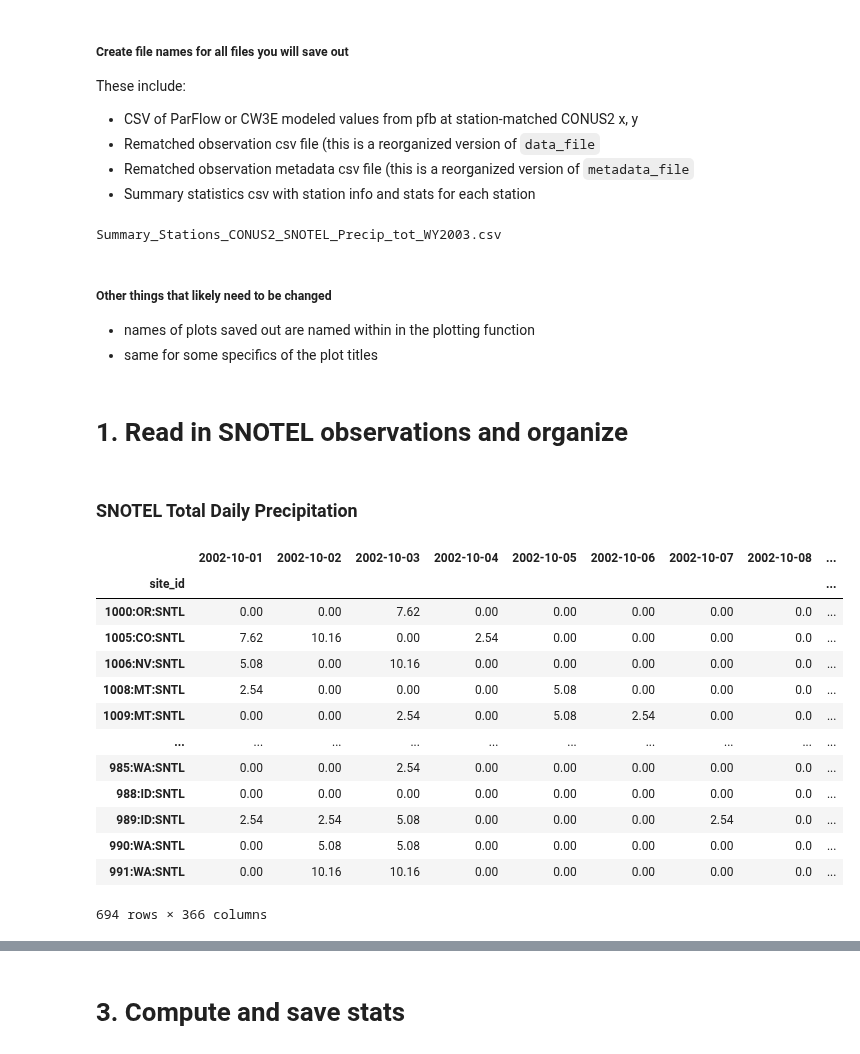
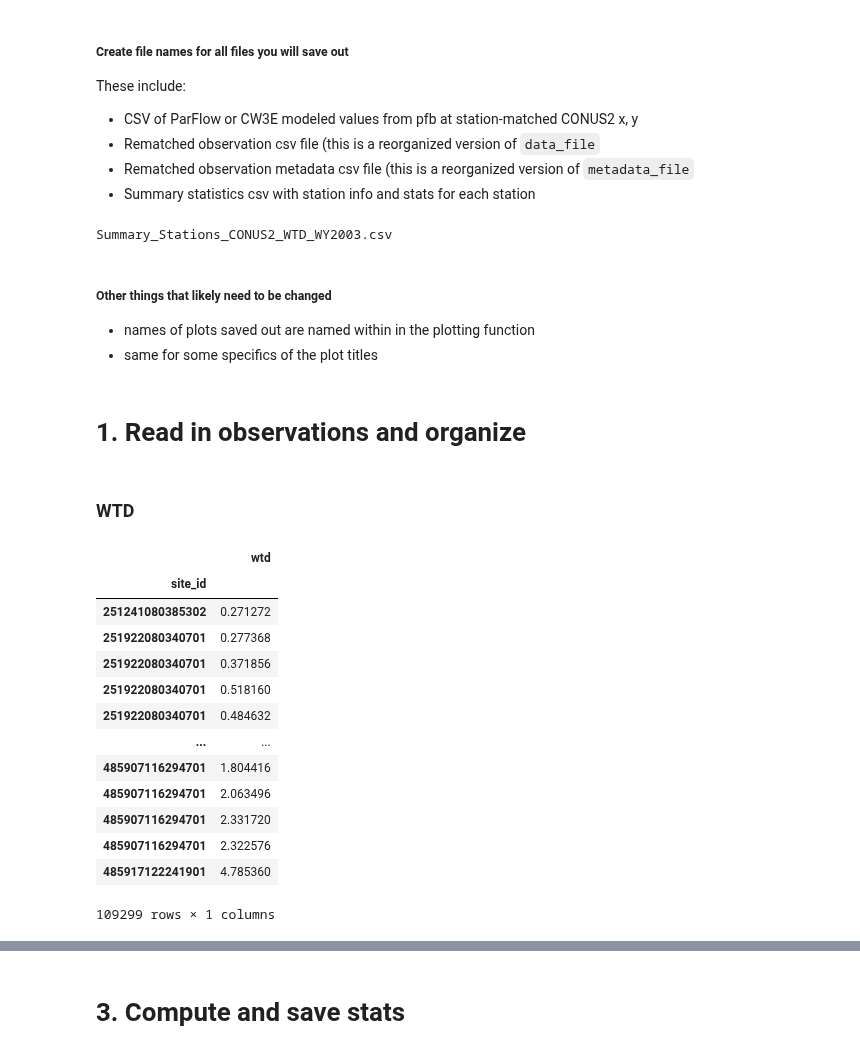
Before and after one commit to danielletijerina/PFCONUS2-analysis, a Jupyter notebook: scripts/Validation/WTD/Steady_State_WTD/compare_WTD_steady_state.ipynb, the cells around one changed output, grey strips where cells are left out. Drawn from its saved outputs; the diff is of its cells as text; code cells hidden in the pictures.

```diff
--- a/scripts/Validation/WTD/Steady_State_WTD/compare_WTD_steady_state.ipynb
+++ b/scripts/Validation/WTD/Steady_State_WTD/compare_WTD_steady_state.ipynb
@@ -77,39 +79,40 @@ These include:
 # %%
 ### Name files you will save out
 # names of csv files for model and observations that contain the same stations
-pf_matched_csv = f'CW3E_Daily_matched_CONUS2_{variable}_{water_year}.csv'
-snotel_matched_csv = f'SNOTEL_Daily_matched_CONUS2_{variable}_{water_year}.csv'
-metadata_matched_csv = f'SNOTEL_metadata_matched_CONUS2_{variable}_{water_year}.csv'
+pf_matched_csv = f'PF_Daily_matched_CONUS2_{variable}_{water_year}.csv'
+snotel_matched_csv = f'OBS_Daily_matched_CONUS2_{variable}_{water_year}.csv'
+metadata_matched_csv = f'OBS_metadata_matched_CONUS2_{variable}_{water_year}.csv'
 # summary stats
-summary_stats_csv = f'Summary_Stations_CONUS2_SNOTEL_{variable}_WY{water_year}.csv'
+summary_stats_csv = f'Summary_Stations_CONUS2_{variable}_WY{water_year}.csv'
 print(summary_stats_csv)
 # %% [output]
-Summary_Stations_CONUS2_SNOTEL_Precip_tot_WY2003.csv
+Summary_Stations_CONUS2_WTD_WY2003.csv
 # %% [markdown]
 ##### Other things that likely need to be changed
 - names of plots saved out  are named within in the plotting function
 - same for some specifics of the plot titles
 # %% [markdown]
-# 1. Read in SNOTEL observations and organize
+# 1. Read in observations and organize
-# %% [markdown]
-### SNOTEL Total Daily Precipitation
+# %% [markdown]
+### WTD
 # %%
 obs_data = pd.read_csv(f'{organized_dir}/{data_file}', index_col=['site_id'])
-obs_data  = obs_data.drop(columns=['Unnamed: 0'])
-#obs_data = obs_data.loc[(obs_data['num_obs']>340)] # I arbitrarily set this to only include sites with more than 340 days of observations
+obs_data = obs_data.drop(columns=['Unnamed: 0'])
+obs_data = obs_data.loc[(obs_data['wtd']>0.0)]
+obs_data = obs_data.drop(columns=['num_obs', 'pumping_status', 'date'])
 obs_data
 # %% [output]
-|  | 2002-10-01 | 2002-10-02 | 2002-10-03 | 2002-10-04 | 2002-10-05 | 2002-10-06 | 2002-10-07 | 2002-10-08 | ... |
-| site_id |  |  |  |  |  |  |  |  | ... |
-| 1000:OR:SNTL | 0.00 | 0.00 | 7.62 | 0.00 | 0.00 | 0.00 | 0.00 | 0.0 | ... |
-| 1005:CO:SNTL | 7.62 | 10.16 | 0.00 | 2.54 | 0.00 | 0.00 | 0.00 | 0.0 | ... |
-| 1006:NV:SNTL | 5.08 | 0.00 | 10.16 | 0.00 | 0.00 | 0.00 | 0.00 | 0.0 | ... |
-| 1008:MT:SNTL | 2.54 | 0.00 | 0.00 | 0.00 | 5.08 | 0.00 | 0.00 | 0.0 | ... |
-| 1009:MT:SNTL | 0.00 | 0.00 | 2.54 | 0.00 | 5.08 | 2.54 | 0.00 | 0.0 | ... |
-| ... | ... | ... | ... | ... | ... | ... | ... | ... | ... |
-| 985:WA:SNTL | 0.00 | 0.00 | 2.54 | 0.00 | 0.00 | 0.00 | 0.00 | 0.0 | ... |
-| 988:ID:SNTL | 0.00 | 0.00 | 0.00 | 0.00 | 0.00 | 0.00 | 0.00 | 0.0 | ... |
-| 989:ID:SNTL | 2.54 | 2.54 | 5.08 | 0.00 | 0.00 | 0.00 | 2.54 | 0.0 | ... |
-| 990:WA:SNTL | 0.00 | 5.08 | 5.08 | 0.00 | 0.00 | 0.00 | 0.00 | 0.0 | ... |
-| 991:WA:SNTL | 0.00 | 10.16 | 10.16 | 0.00 | 0.00 | 0.00 | 0.00 | 0.0 | ... |
+|  | wtd |
+| site_id |  |
+| 251241080385302 | 0.271272 |
+| 251922080340701 | 0.277368 |
+| 251922080340701 | 0.371856 |
+| 251922080340701 | 0.518160 |
+| 251922080340701 | 0.484632 |
+| ... | ... |
+| 485907116294701 | 1.804416 |
+| 485907116294701 | 2.063496 |
+| 485907116294701 | 2.331720 |
+| 485907116294701 | 2.322576 |
+| 485917122241901 | 4.785360 |
-694 rows × 366 columns
+109299 rows × 1 columns
```
Also changed, not shown: parts of 48 cells of this notebook, 6 other files.
